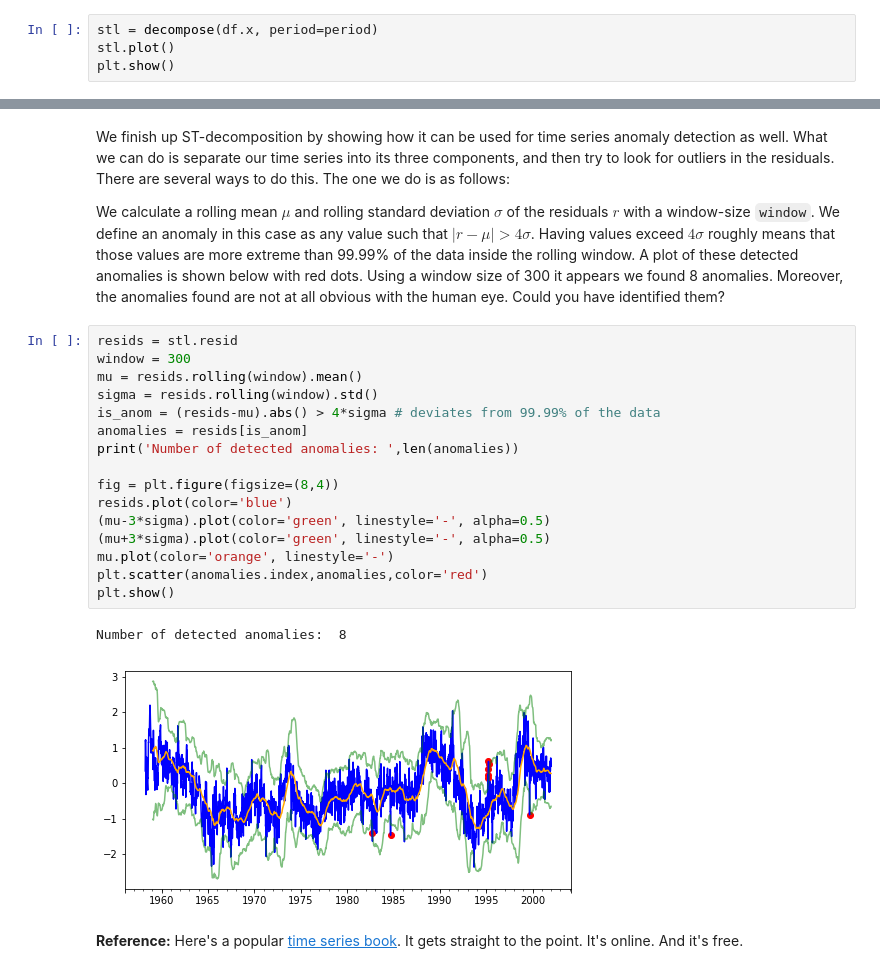
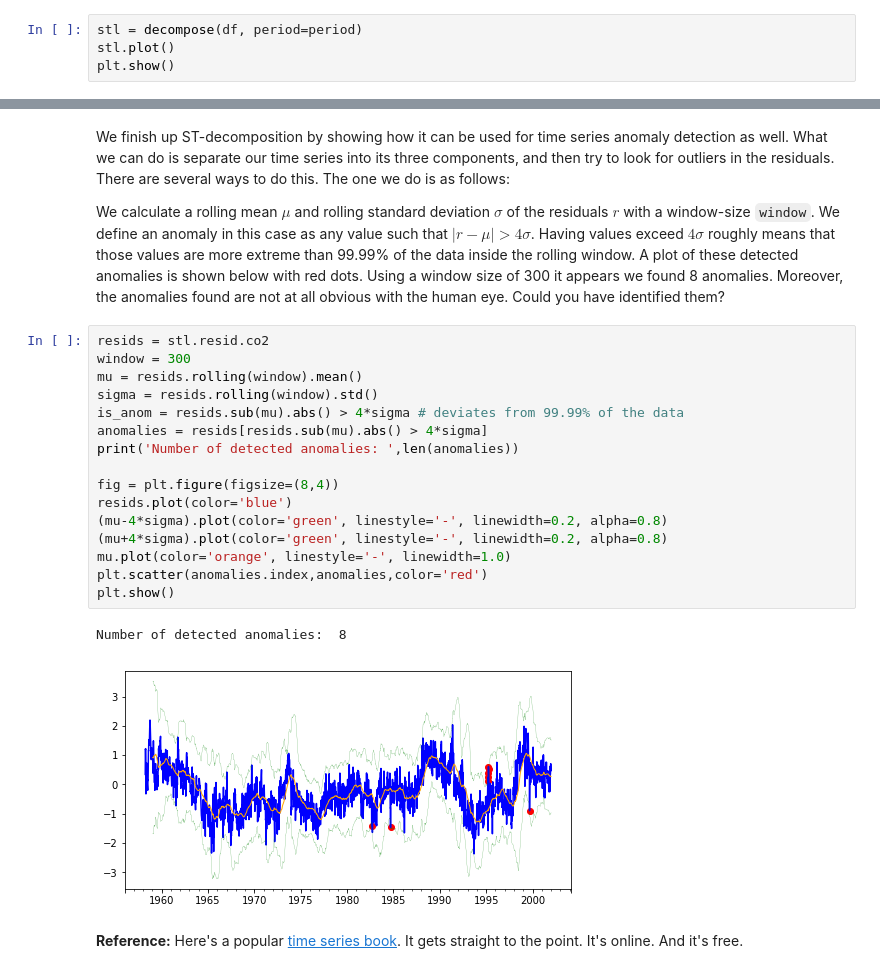
Before and after one commit to rkingery/ml_tutorials, a Jupyter notebook: time_series_basics.ipynb, the cells around one changed output, grey strips where cells are left out. Saved outputs shown, nothing was run; the diff lists cells and outputs as text.

```diff
--- a/time_series_basics.ipynb
+++ b/time_series_basics.ipynb
@@ -165,7 +165,7 @@ The most popular method for doing ST-decompositions is seasonal-trend with Loess
 
 We can see a similar decomposition to the above classical method. The main difference seems to be that the residuals look different, showing more stickiness.
 # %%
-stl = decompose(df.x, period=period)
+stl = decompose(df, period=period)
 stl.plot()
 plt.show()
 # %% [output]
@@ -198,23 +198,23 @@ We finish up ST-decomposition by showing how it can be used for time series anom
 
 We calculate a rolling mean $\mu$ and rolling standard deviation $\sigma$ of the residuals $r$ with a window-size `window`. We define an anomaly in this case as any value such that $|r-\mu|>4\sigma$. Having values exceed $4\sigma$ roughly means that those values are more extreme than 99.99% of the data inside the rolling window. A plot of these detected anomalies is shown below with red dots. Using a window size of 300 it appears we found 8 anomalies. Moreover, the anomalies found are not at all obvious with the human eye. Could you have identified them?
 # %%
-resids = stl.resid
+resids = stl.resid.co2
 window = 300
 mu = resids.rolling(window).mean()
 sigma = resids.rolling(window).std()
-is_anom = (resids-mu).abs() > 4*sigma # deviates from 99.99% of the data
-anomalies = resids[is_anom]
+is_anom = resids.sub(mu).abs() > 4*sigma # deviates from 99.99% of the data
+anomalies = resids[resids.sub(mu).abs() > 4*sigma]
 print('Number of detected anomalies: ',len(anomalies))
 
 fig = plt.figure(figsize=(8,4))
 resids.plot(color='blue')
-(mu-3*sigma).plot(color='green', linestyle='-', alpha=0.5)
-(mu+3*sigma).plot(color='green', linestyle='-', alpha=0.5)
-mu.plot(color='orange', linestyle='-')
+(mu-4*sigma).plot(color='green', linestyle='-', linewidth=0.2, alpha=0.8)
+(mu+4*sigma).plot(color='green', linestyle='-', linewidth=0.2, alpha=0.8)
+mu.plot(color='orange', linestyle='-', linewidth=1.0)
 plt.scatter(anomalies.index,anomalies,color='red')
 plt.show()
 # %% [output]
 Number of detected anomalies:  8
-[figure, old version]
+[figure, new version]
 # %% [markdown]
 **Reference:** Here's a popular [time series book](https://otexts.org/fpp2/). It gets straight to the point. It's online. And it's free.
```
Also changed, not shown: parts of 1 cell of this notebook.
